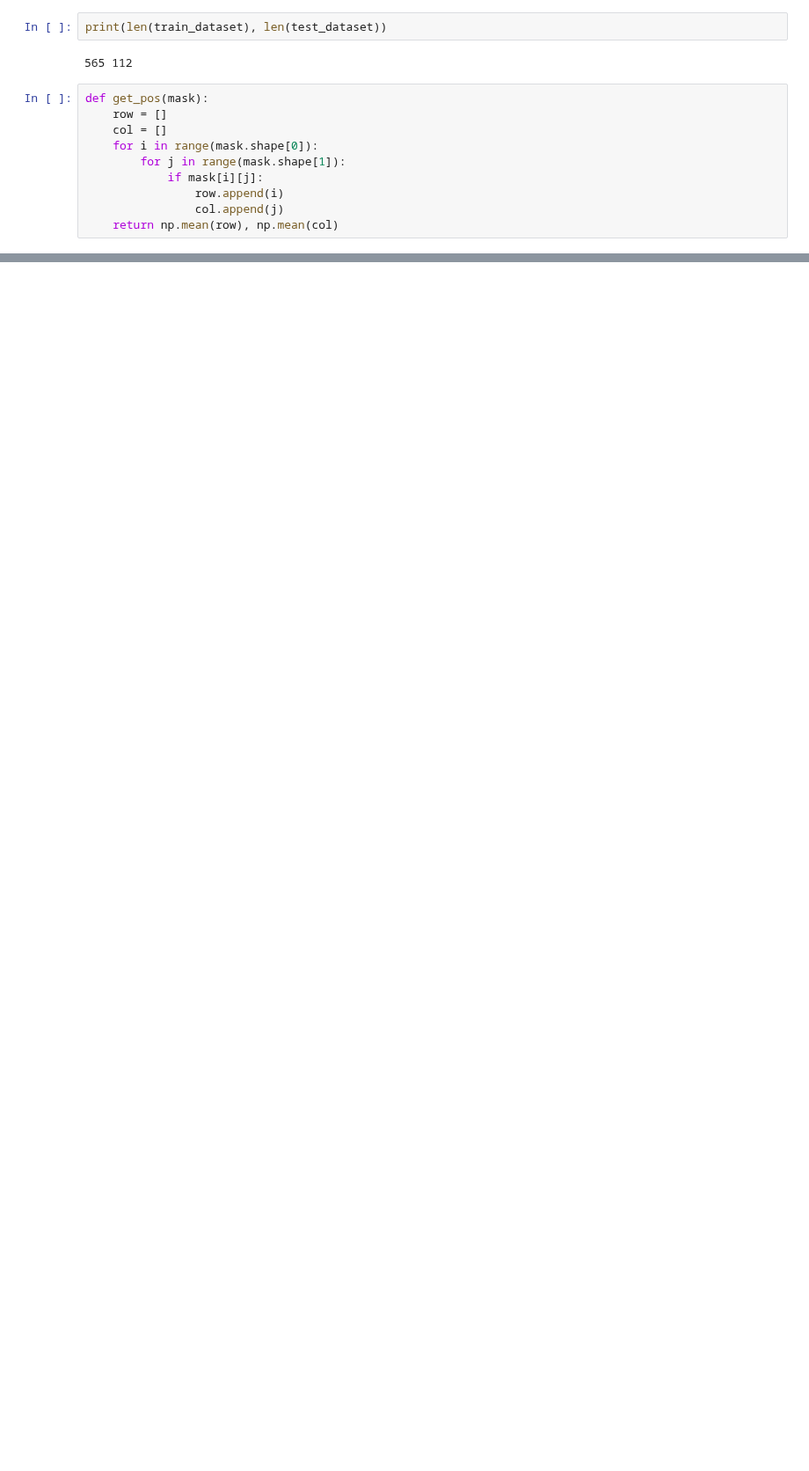
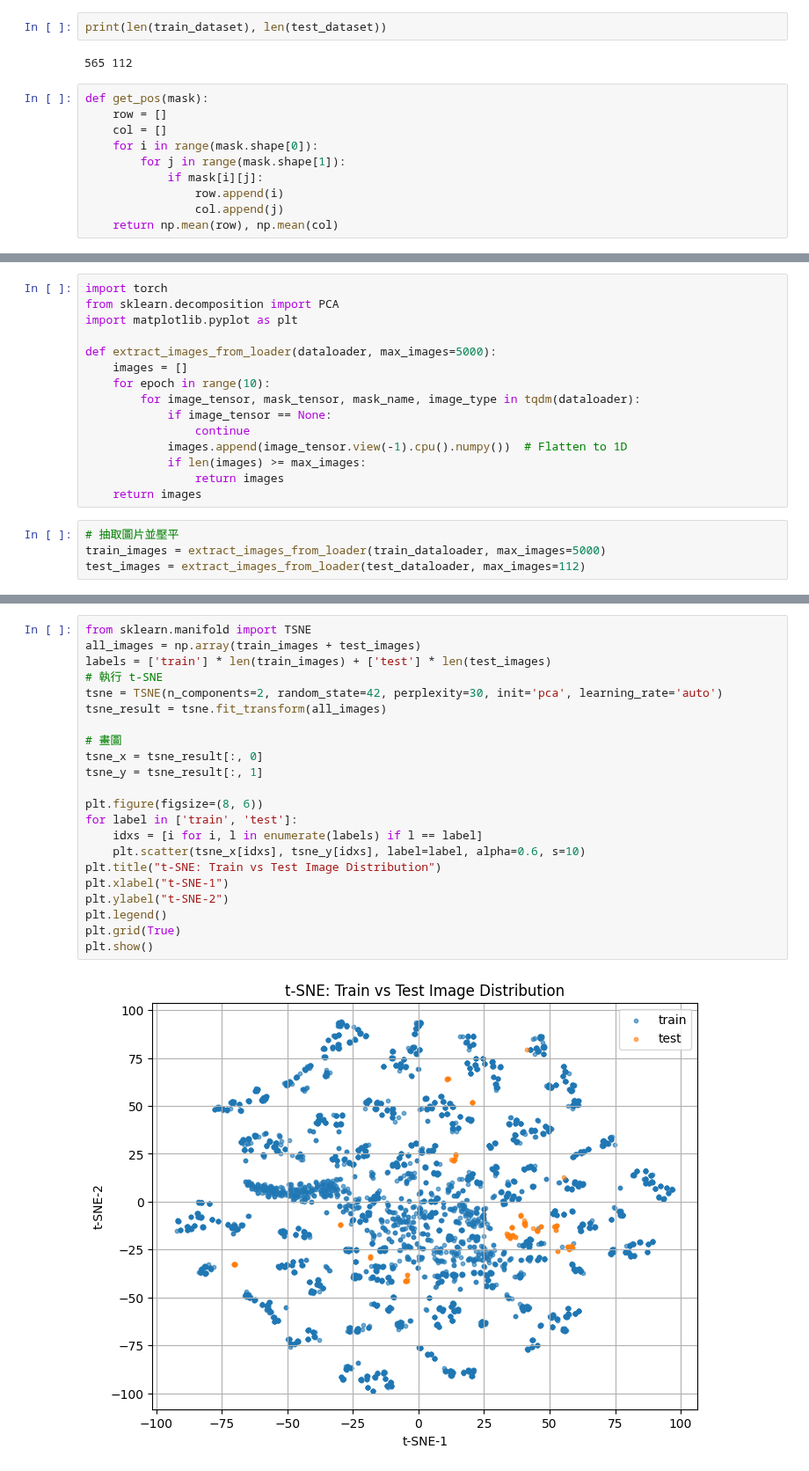
Before and after one commit to fenofista/thyroid, a Jupyter notebook: code/ge_data_analyzation.ipynb, the cells around one changed output, grey strips where cells are left out. Shown at 88% size. Cells and saved outputs as stored; diff of their text form; blank space fills up the shorter version.

```diff
--- a/code/ge_data_analyzation.ipynb
+++ b/code/ge_data_analyzation.ipynb
@@ -220,0 +214,19 @@ test col :  64.7797866359704
+# %%
+import torch
+from sklearn.decomposition import PCA
+import matplotlib.pyplot as plt
+
+def extract_images_from_loader(dataloader, max_images=5000):
+    images = []
+    for epoch in range(10):
+        for image_tensor, mask_tensor, mask_name, image_type in tqdm(dataloader):
+            if image_tensor == None:
+                continue
+            images.append(image_tensor.view(-1).cpu().numpy())  # Flatten to 1D
+            if len(images) >= max_images:
+                return images
+    return images
+# %%
+# 抽取圖片並壓平
+train_images = extract_images_from_loader(train_dataloader, max_images=5000)
+test_images = extract_images_from_loader(test_dataloader, max_images=112)
@@ -220,0 +256,24 @@ test col :  64.7797866359704
+# %%
+from sklearn.manifold import TSNE
+all_images = np.array(train_images + test_images)
+labels = ['train'] * len(train_images) + ['test'] * len(test_images)
+# 執行 t-SNE
+tsne = TSNE(n_components=2, random_state=42, perplexity=30, init='pca', learning_rate='auto')
+tsne_result = tsne.fit_transform(all_images)
+
+# 畫圖
+tsne_x = tsne_result[:, 0]
+tsne_y = tsne_result[:, 1]
+
+plt.figure(figsize=(8, 6))
+for label in ['train', 'test']:
+    idxs = [i for i, l in enumerate(labels) if l == label]
+    plt.scatter(tsne_x[idxs], tsne_y[idxs], label=label, alpha=0.6, s=10)
+plt.title("t-SNE: Train vs Test Image Distribution")
+plt.xlabel("t-SNE-1")
+plt.ylabel("t-SNE-2")
+plt.legend()
+plt.grid(True)
+plt.show()
+# %% [output]
+[figure, added]
```
Also changed, not shown: parts of 7 cells of this notebook, 1 other file.
